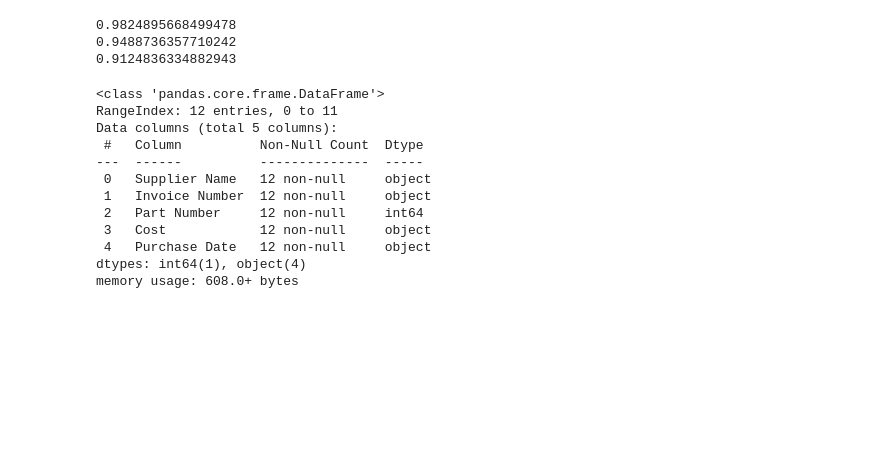
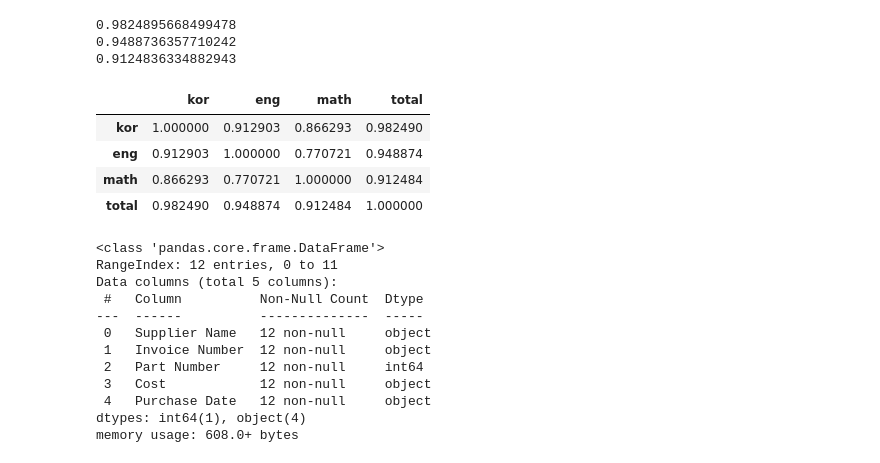
Before and after one commit to Ryumyuong/bigdatatest, a Jupyter notebook: pandastest1.ipynb, the cells around one changed output. Saved outputs shown, nothing was run; the diff lists cells and outputs as text; code cells hidden in the pictures; blank space fills up the shorter version.

```diff
--- a/pandastest1.ipynb
+++ b/pandastest1.ipynb
@@ -154,6 +154,14 @@ print(df1['total'].corr(df1['math']))
 0.9824895668499478
 0.9488736357710242
 0.9124836334882943
+# %%
+df1.corr()
+# %% [output]
+|  | kor | eng | math | total |
+| kor | 1.000000 | 0.912903 | 0.866293 | 0.982490 |
+| eng | 0.912903 | 1.000000 | 0.770721 | 0.948874 |
+| math | 0.866293 | 0.770721 | 1.000000 | 0.912484 |
+| total | 0.982490 | 0.948874 | 0.912484 | 1.000000 |
 # %%
 input_file = 'data/input.csv'
 output_file = 'data/input1.csv'
```
